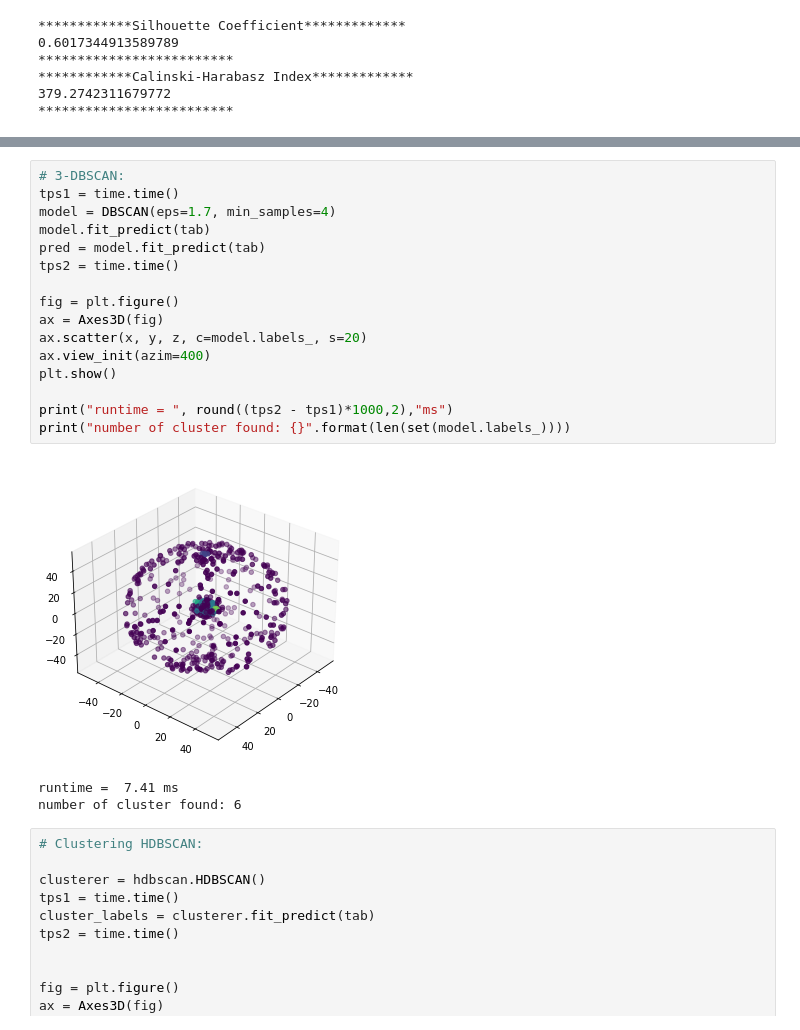
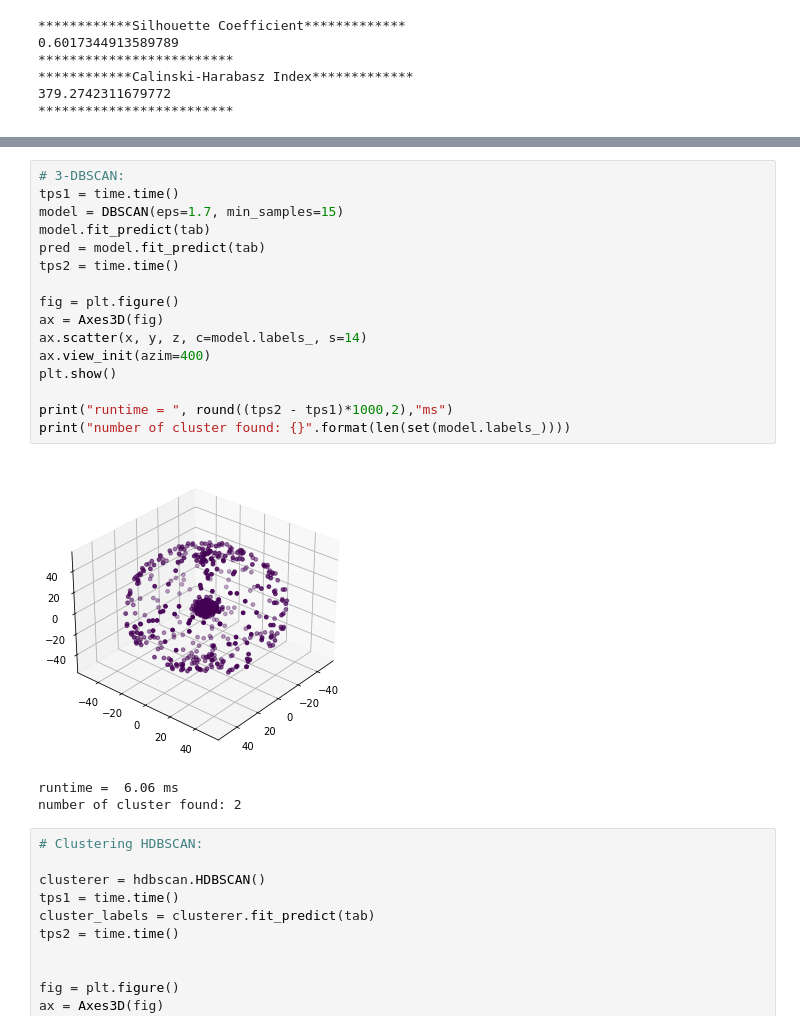
Before and after one commit to Said-bachar/TP-Clustering, a Jupyter notebook: TP Clustering 5e SDBD - Part 2.ipynb, the cells around one changed output, grey strips where cells are left out. Saved outputs shown, nothing was run; the diff lists cells and outputs as text.

Commit message:
finding right params for DBSCAN (first 3d dataset)

```diff
--- a/TP Clustering 5e SDBD - Part 2.ipynb
+++ b/TP Clustering 5e SDBD - Part 2.ipynb
@@ -625,23 +625,23 @@ number of cluster found: 2
 # %%
 # 3-DBSCAN:
 tps1 = time.time()
-model = DBSCAN(eps=1.7, min_samples=4)
+model = DBSCAN(eps=1.7, min_samples=15)
 model.fit_predict(tab)
 pred = model.fit_predict(tab)
 tps2 = time.time()
 
 fig = plt.figure()
 ax = Axes3D(fig)
-ax.scatter(x, y, z, c=model.labels_, s=20)
+ax.scatter(x, y, z, c=model.labels_, s=14)
 ax.view_init(azim=400)
 plt.show()
 
 print("runtime = ", round((tps2 - tps1)*1000,2),"ms")
 print("number of cluster found: {}".format(len(set(model.labels_))))
 # %% [output]
-[figure, old version]
+[figure, new version]
-runtime =  7.41 ms
-number of cluster found: 6
+runtime =  6.06 ms
+number of cluster found: 2
 # %%
 # Clustering HDBSCAN:
 
```
Also changed, not shown: parts of 1 cell of this notebook.
